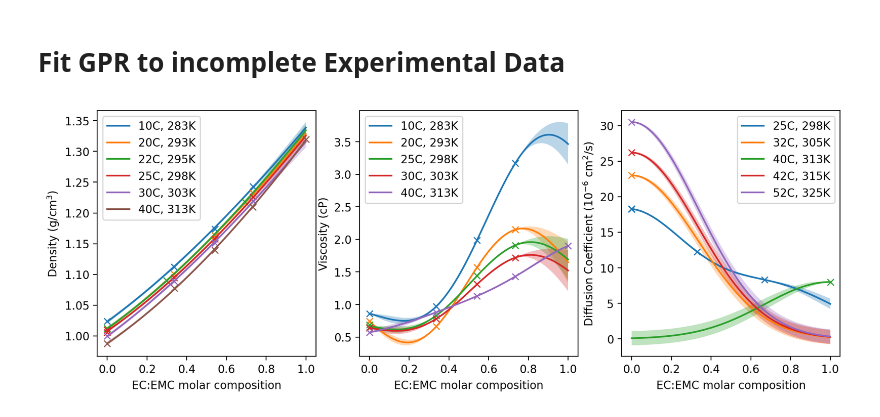
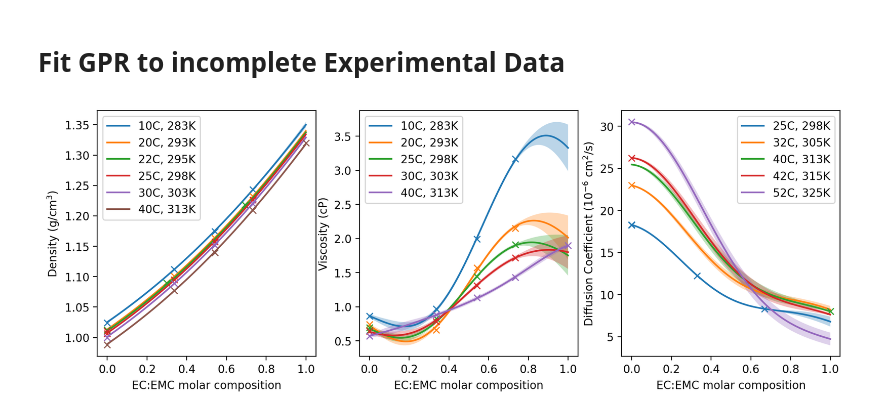
Before and after one commit to imagdau/EC-EMC_diffusion_DFT-MLIP-Data_comparison, a Jupyter notebook: expdata.ipynb, the cells around one changed output. Drawn from its saved outputs; the diff is of its cells as text; code cells hidden in the pictures.

Commit message:
changed lengthscales along temperature, so GPR makes a true 2D prediction. expanded temperature support for GPR

```diff
--- a/expdata.ipynb
+++ b/expdata.ipynb
@@ -169,13 +169,13 @@ from matplotlib import pyplot as plt
 from sklearn.gaussian_process import GaussianProcessRegressor
 from sklearn.gaussian_process.kernels import RBF
 
-def fit_data(lab, N=100):
+def fit_data(lab, alpha=1e-3, N=100):
 
     train = edf[np.isnan(edf[lab])==False][['Temp', 'xEC', lab]] #subselect existing data
     Temps = np.unique(train['Temp'])
 
-    pred = pd.DataFrame({'xEC': np.tile(np.linspace(0,1,N), len(Temps)), 'Temp': Temps.repeat(N)}) #define prediction support
-    model = GaussianProcessRegressor(kernel=RBF(length_scale=1e-1), alpha=1e-5, n_restarts_optimizer=10)
+    pred = pd.DataFrame({'xEC': np.tile(np.linspace(0,1,N), len(np.arange(10,53))), 'Temp': np.arange(10,53).repeat(N)}) #define prediction support
+    model = GaussianProcessRegressor(kernel=RBF(length_scale=[1,10]), alpha=alpha, n_restarts_optimizer=10)
     model.fit(train[['xEC','Temp']], train[lab])
     mean, std = model.predict(pred, return_std=True)
     pred = pred.assign(**{lab+'_avg': mean})
@@ -201,10 +201,10 @@ def fit_data(lab, N=100):
 # %%
 plt.figure(figsize=(12,4), dpi=200)
 plt.subplot(1,3,1)
-model, pred = fit_data('d', N=100)
+model, pred = fit_data('d', alpha=1e-5, N=100)
 plt.subplot(1,3,2)
-model, pred = fit_data('v', N=100)
+model, pred = fit_data('v', alpha=1e-3, N=100)
 plt.subplot(1,3,3)
-model, pred = fit_data('c', N=100)
+model, pred = fit_data('c', alpha=1e-3, N=100)
 # %% [output]
-[figure, old version]
+[figure, new version]
```
